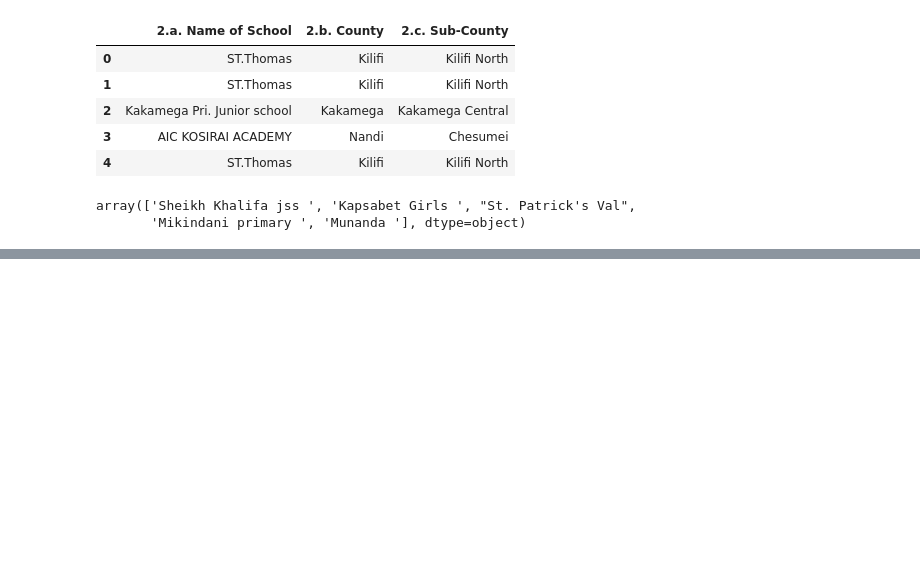
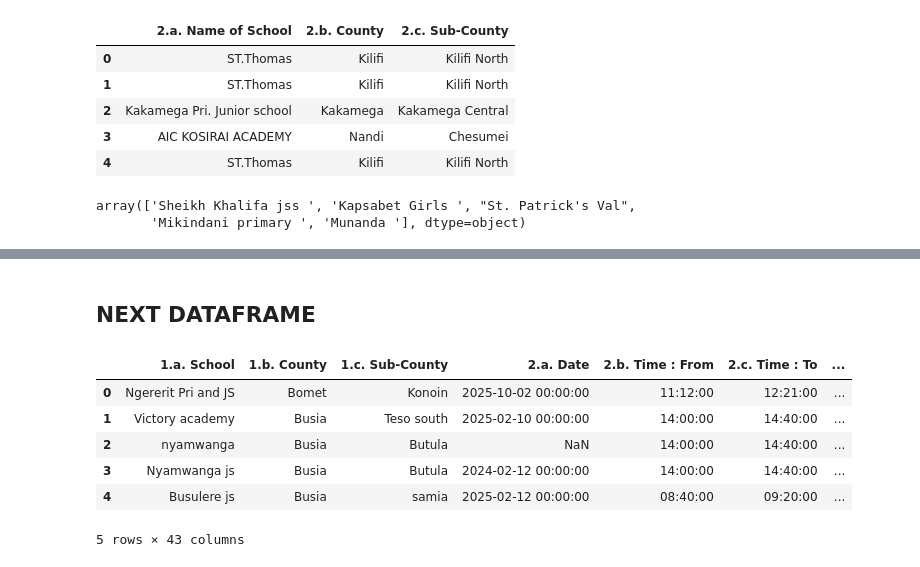
Before and after one commit to davidmasai/kenya-stem-digital-efficacy, a Jupyter notebook: Kenya_stem_digital_efficacy.ipynb, the cells around one changed output, grey strips where cells are left out. Saved outputs shown, nothing was run; the diff lists cells and outputs as text; code cells hidden in the pictures; blank space fills up the shorter version.

```diff
--- a/Kenya_stem_digital_efficacy.ipynb
+++ b/Kenya_stem_digital_efficacy.ipynb
@@ -203,0 +567,12 @@ for school in schools:
+# %% [markdown]
+## NEXT DATAFRAME
+# %%
+js3.head()
+# %% [output]
+|  | 1.a. School | 1.b. County | 1.c. Sub-County | 2.a. Date | 2.b. Time : From | 2.c. Time : To | ... |
+| 0 | Ngererit Pri and JS | Bomet | Konoin | 2025-10-02 00:00:00 | 11:12:00 | 12:21:00 | ... |
+| 1 | Victory academy | Busia | Teso south | 2025-02-10 00:00:00 | 14:00:00 | 14:40:00 | ... |
+| 2 | nyamwanga | Busia | Butula | NaN | 14:00:00 | 14:40:00 | ... |
+| 3 | Nyamwanga js | Busia | Butula | 2024-02-12 00:00:00 | 14:00:00 | 14:40:00 | ... |
+| 4 | Busulere js | Busia | samia | 2025-02-12 00:00:00 | 08:40:00 | 09:20:00 | ... |
+5 rows × 43 columns
```
Also changed, not shown: parts of 54 cells of this notebook.
